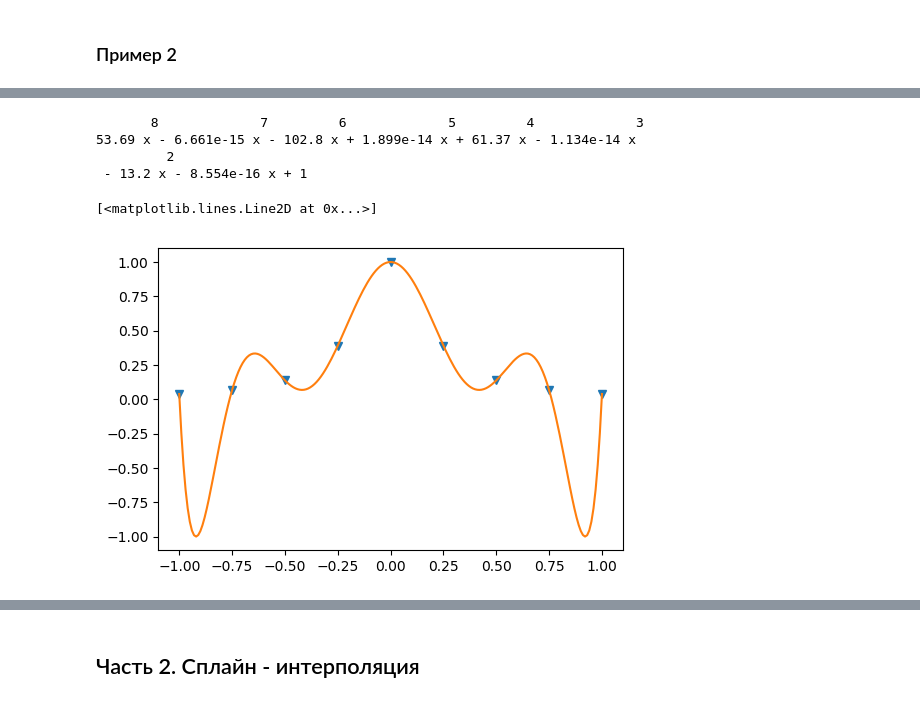
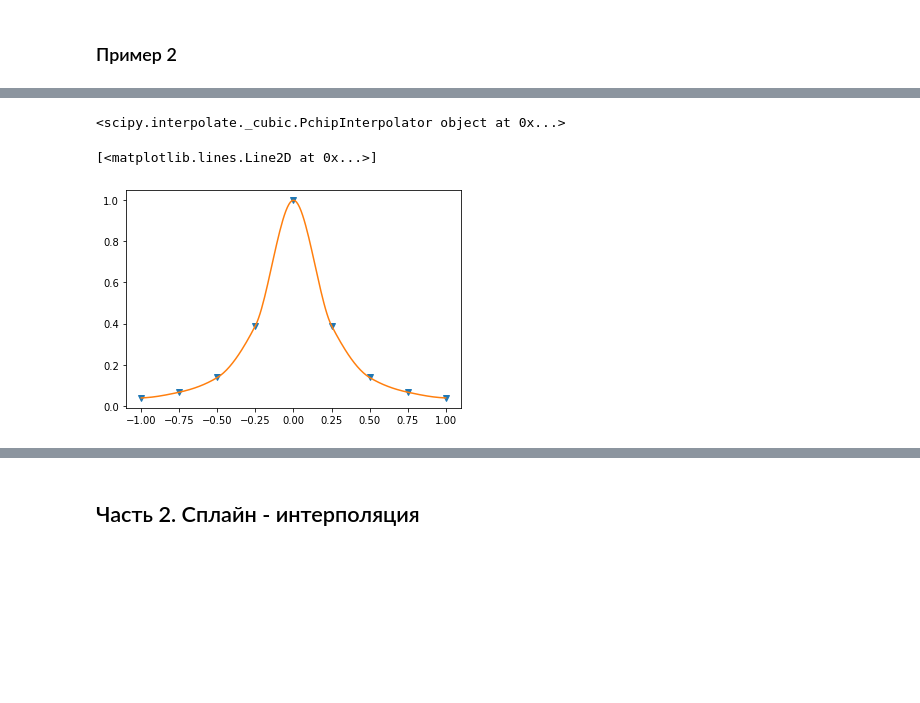
Before and after one commit to desoo40/mai_labs, a Jupyter notebook: m1sem/int_in_ml/Data Proc 1.ipynb, the cells around one changed output, grey strips where cells are left out. Cells and saved outputs as stored; diff of their text form; code cells hidden in the pictures; blank space fills up the shorter version.

```diff
--- a/m1sem/int_in_ml/Data Proc 1.ipynb
+++ b/m1sem/int_in_ml/Data Proc 1.ipynb
@@ -77,18 +74,15 @@ plt.plot(x_d, poly_c(x_d))
 # %%
 x_f = np.arange(-1.0, 1.25, 0.25)
 y_f = 1/(1+25*x_f*x_f)
-poly_f = interp.lagrange(x_f, y_f)
+poly_f = interp.PchipInterpolator(x_f, y_f)
 print (poly_f)
 x_plot = x_d
 plt.plot(x_f, y_f, 'v')
 plt.plot(x_plot, poly_f(x_plot))
 # %% [output]
-       8             7         6             5         4             3
-53.69 x - 6.661e-15 x - 102.8 x + 1.899e-14 x + 61.37 x - 1.134e-14 x
-         2
- - 13.2 x - 8.554e-16 x + 1
+<scipy.interpolate._cubic.PchipInterpolator object at 0x...>
 [<matplotlib.lines.Line2D at 0x...>]
-[figure, old version]
+[figure, new version]
 # %%
 plt.plot(x_f, y_f, 'v')
 plt.plot(x_d, poly_f(x_d))
```
Also changed, not shown: parts of 3 cells of this notebook, 3 other files.
